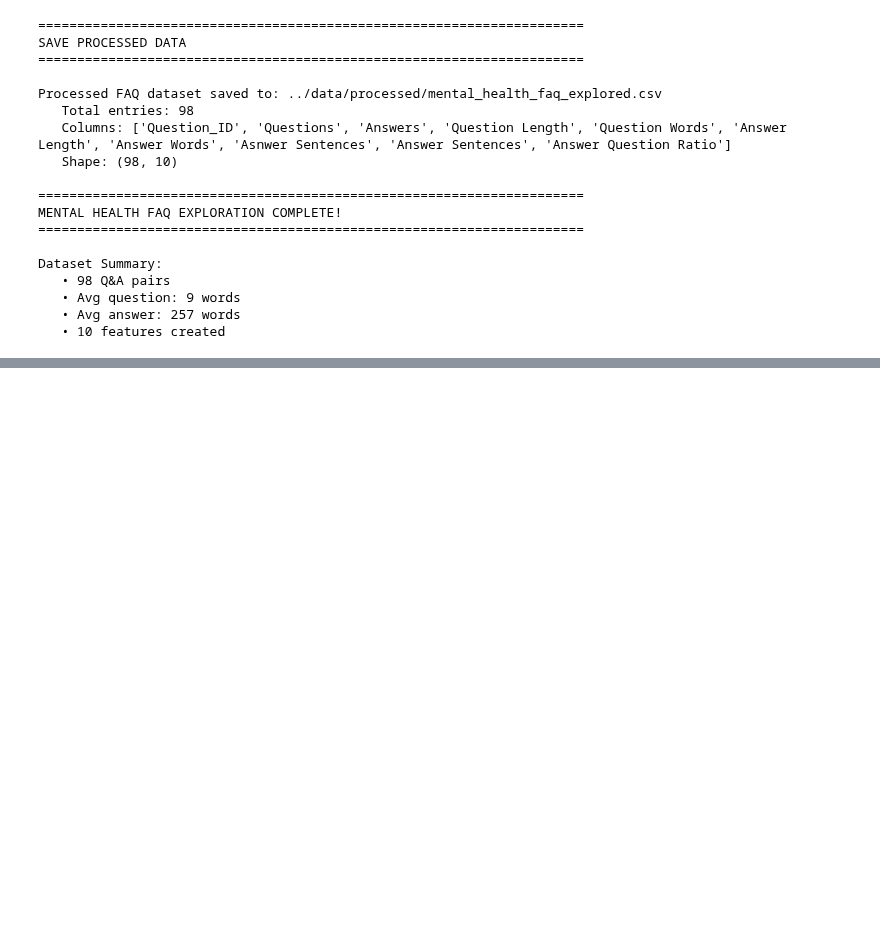
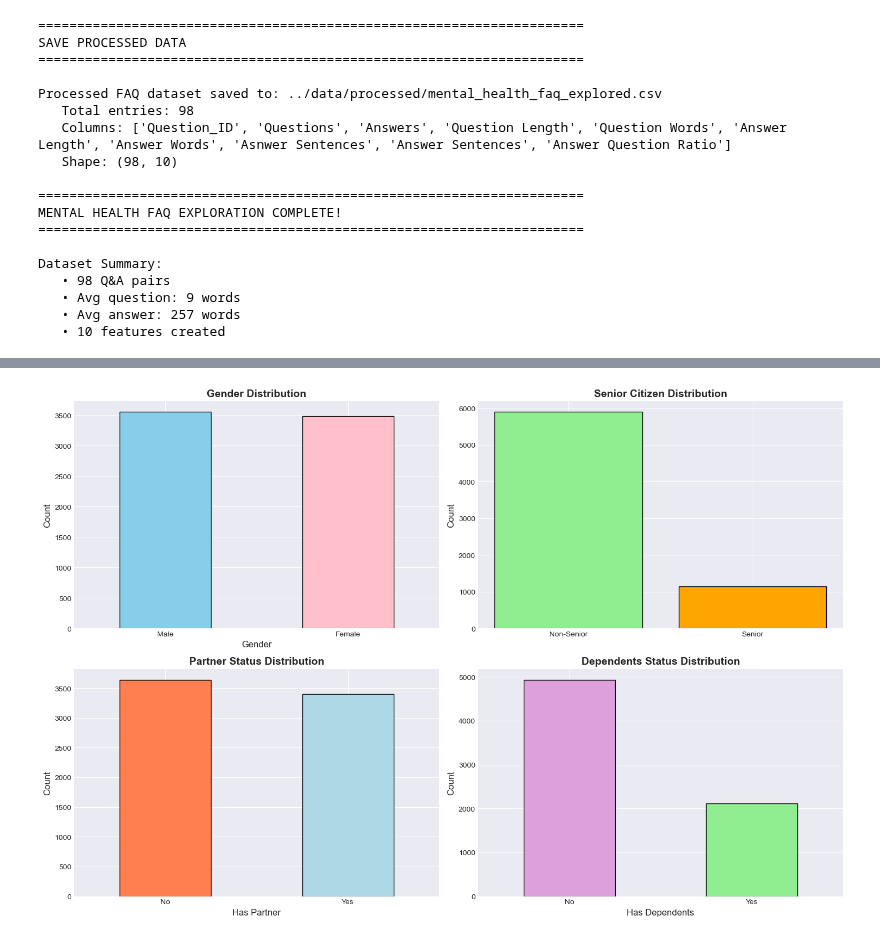
Before and after one commit to HoodaVishal/Intelligent-Customer-Support-System, a Jupyter notebook: notebooks/01_Data_Exploration.ipynb, the cells around one changed output, grey strips where cells are left out. Saved outputs shown, nothing was run; the diff lists cells and outputs as text; code cells hidden in the pictures; blank space fills up the shorter version.

```diff
--- a/notebooks/01_Data_Exploration.ipynb
+++ b/notebooks/01_Data_Exploration.ipynb
@@ -3339,0 +3577,73 @@ Dataset Summary:
+# %%
+# Demographics Analysis
+print("\n" + "=" * 70)
+print("CUSTOMER DEMOGRAPHICS ANALYSIS")
+print("=" * 70 + "\n")
+
+# Gender distribution
+print("GENDER DISTRIBUTION:")
+gender_counts = churn['gender'].value_counts()
+print(gender_counts)
+for gender, count in gender_counts.items():
+    pct = (count / len(churn)) * 100
+    print(f"{gender}: {pct:.1f}%")
+print()
+
+# Senior Citizen
+print("SENIOR CITIZEN STATUS:")
+senior_counts = churn['SeniorCitizen'].value_counts()
+print(f"Non-Senior (0): {senior_counts.get(0, 0):,} ({senior_counts.get(0, 0) / len(churn)*100:.1f}%)")
+print(f"Senior (1): {senior_counts.get(1, 0):,} ({senior_counts.get(1, 0) / len(churn)*100:.1f}%)")
+print()
+
+# Partner status
+print("PARTNER STATUS:")
+partner_counts = churn['Partner'].value_counts()
+print(partner_counts)
+for status, count in partner_counts.items():
+    pct = (count / len(churn)) * 100
+    print(f"{status}: {pct:.1f}%")
+print()
+
+# Dependents
+print("DEPENDENTS STATUS:")
+dependents_counts = churn['Dependents'].value_counts()
+print(dependents_counts)
+for status, count in dependents_counts.items():
+    pct = (count / len(churn)) * 100
+    print(f"{status}: {pct:.1f}%")
+
+# Visualizations
+fig, axes = plt.subplots(2, 2, figsize = (15, 10))
+
+# Gender distribution
+gender_counts.plot(kind = 'bar', ax = axes[0, 0], color = ['skyblue', 'pink'], edgecolor = 'black')
+axes[0, 0].set_title('Gender Distribution', fontsize = 14, fontweight = 'bold')
+axes[0, 0].set_xlabel('Gender', fontsize = 12)
+axes[0, 0].set_ylabel('Count', fontsize = 12)
+axes[0, 0].set_xticklabels(axes[0, 0].get_xticklabels(), rotation = 0)
+
+# Senior Citizen
+senior_labels = ['Non-Senior', 'Senior']
+senior_values = [senior_counts.get(0, 0), senior_counts.get(1, 0)]
+axes[0, 1].bar(senior_labels, senior_values, color = ['lightgreen', 'orange'], edgecolor = 'black')
+axes[0, 1].set_title('Senior Citizen Distribution', fontsize = 14, fontweight = 'bold')
+axes[0, 1].set_ylabel('Count', fontsize = 12)
+
+# Partner status
+partner_counts.plot(kind = 'bar', ax = axes[1, 0], color = ['coral', 'lightblue'], edgecolor = 'black')
+axes[1, 0].set_title('Partner Status Distribution', fontsize = 14, fontweight = 'bold')
+axes[1, 0].set_xlabel('Has Partner', fontsize = 12)
+axes[1, 0].set_ylabel('Count', fontsize = 12)
+axes[1, 0].set_xticklabels(axes[1, 0].get_xticklabels(), rotation = 0)
+
+# Dependents
+dependents_counts.plot(kind = 'bar', ax = axes[1, 1], color = ['plum', 'lightgreen'], edgecolor = 'black')
+axes[1, 1].set_title('Dependents Status Distribution', fontsize = 14, fontweight = 'bold')
+axes[1, 1].set_xlabel('Has Dependents', fontsize = 12)
+axes[1, 1].set_ylabel('Count', fontsize = 12)
+axes[1, 1].set_xticklabels(axes[1, 1].get_xticklabels(), rotation = 0)
+
+plt.tight_layout()
+plt.show()
+# %% [output]
@@ -3339,0 +3667 @@ Dataset Summary:
+[figure, added]
```
Also changed, not shown: parts of 11 cells of this notebook.
